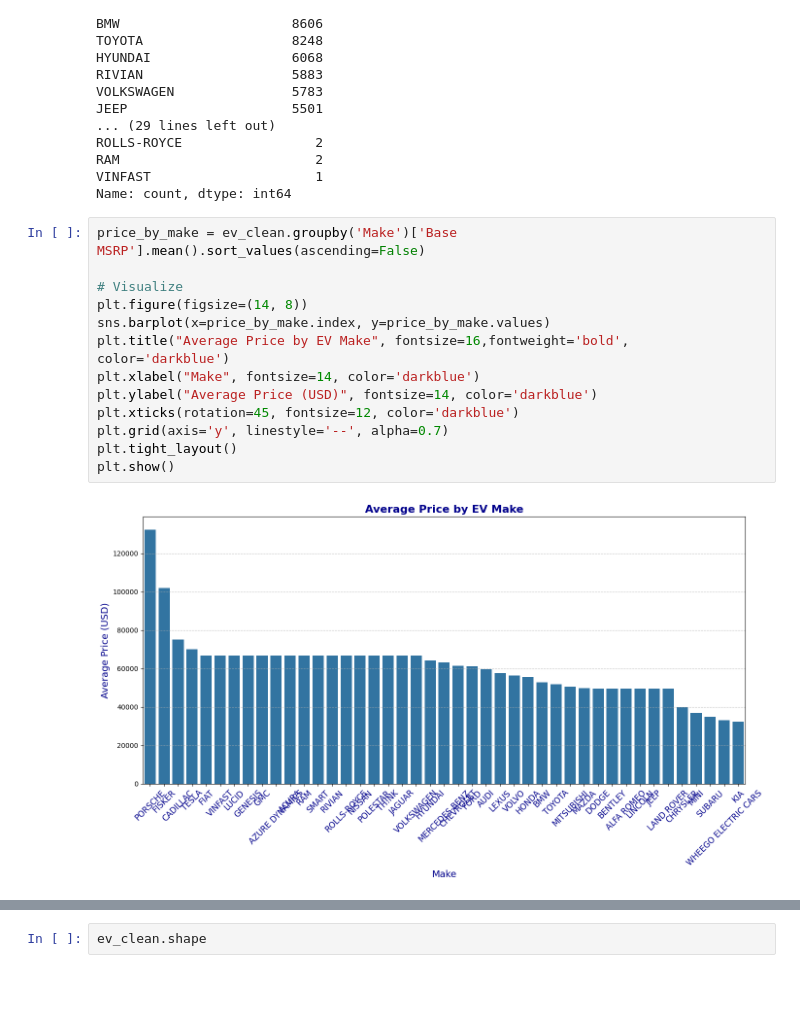
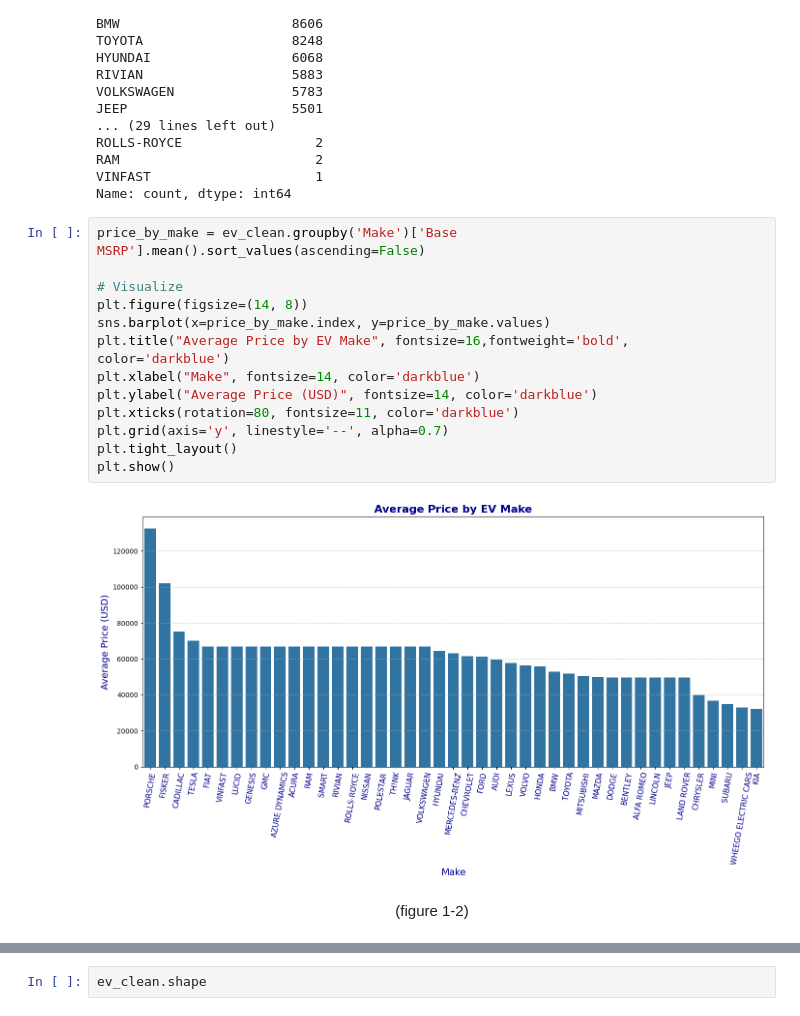
Before and after one commit to cecilia-lin/EV_Project, a Jupyter notebook: EDACheckpoint_Group092-FA24.ipynb, the cells around one changed output, grey strips where cells are left out. Saved outputs shown, nothing was run; the diff lists cells and outputs as text; blank space fills up the shorter version.

```diff
--- a/EDACheckpoint_Group092-FA24.ipynb
+++ b/EDACheckpoint_Group092-FA24.ipynb
@@ -262,15 +264,17 @@ Name: count, dtype: int64
 # %%
 price_by_make = ev_clean.groupby('Make')['Base MSRP'].mean().sort_values(ascending=False)
 
 # Visualize
 plt.figure(figsize=(14, 8))
 sns.barplot(x=price_by_make.index, y=price_by_make.values)
 plt.title("Average Price by EV Make", fontsize=16,fontweight='bold', color='darkblue')
 plt.xlabel("Make", fontsize=14, color='darkblue')
 plt.ylabel("Average Price (USD)", fontsize=14, color='darkblue')
-plt.xticks(rotation=45, fontsize=12, color='darkblue')
+plt.xticks(rotation=80, fontsize=11, color='darkblue')
 plt.grid(axis='y', linestyle='--', alpha=0.7)
 plt.tight_layout()
 plt.show()
 # %% [output]
-[figure, old version]
+[figure, new version]
+# %% [markdown]
+<center>(figure 1-2)</center>
```
Also changed, not shown: parts of 11 cells of this notebook.
